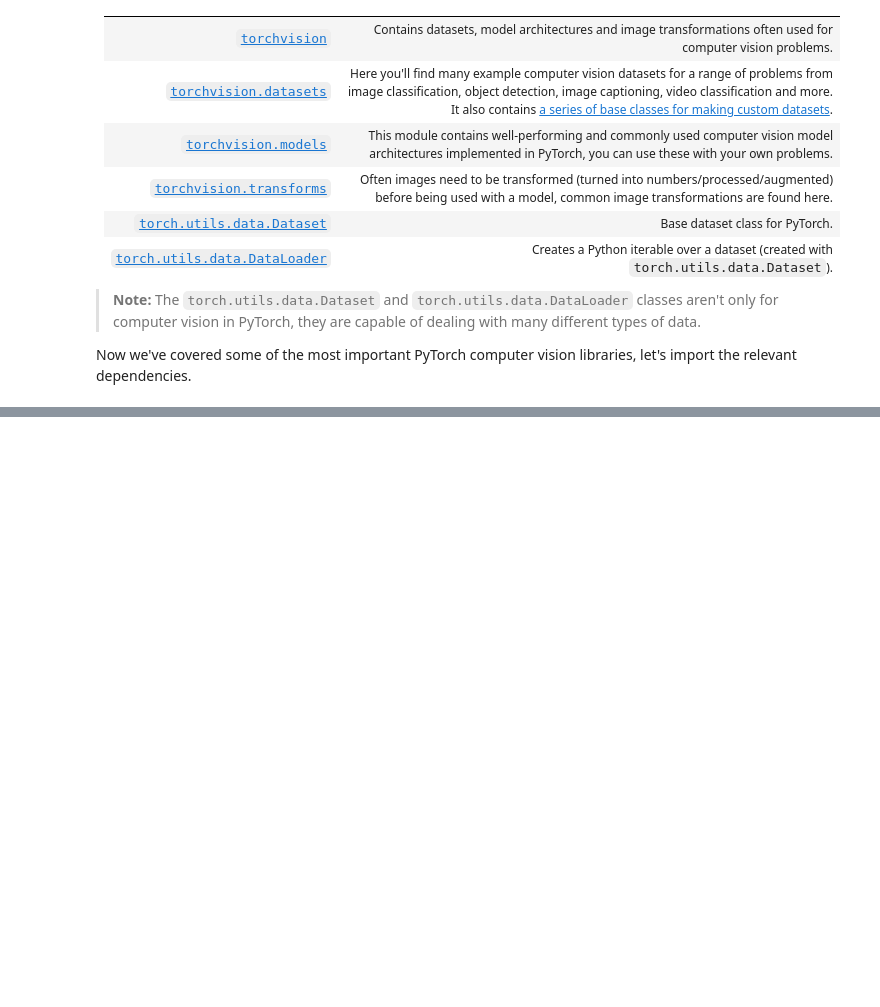
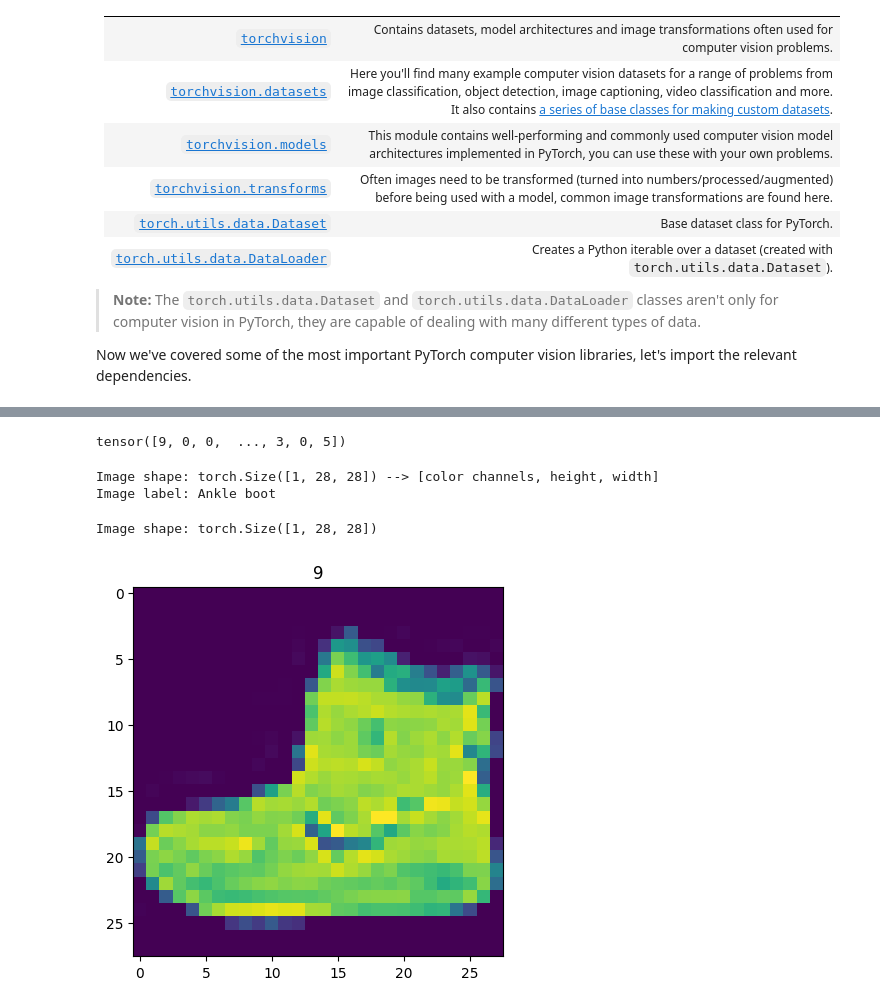
Before and after one commit to MDalamin5/DeepLearning-With-Pytorch-and-Tensorflow, a Jupyter notebook: PyTorch/Chapter-3-Computer-Vision/03_pytorch_computer_vision.ipynb, the cells around one changed output, grey strips where cells are left out. Cells and saved outputs as stored; diff of their text form; code cells hidden in the pictures; blank space fills up the shorter version.

```diff
--- a/PyTorch/Chapter-3-Computer-Vision/03_pytorch_computer_vision.ipynb
+++ b/PyTorch/Chapter-3-Computer-Vision/03_pytorch_computer_vision.ipynb
@@ -69,0 +121,18 @@ Now we've covered some of the most important PyTorch computer vision libraries,
+# %%
+## 1. getting a dataset
+from torchvision import datasets
+train_data = datasets.FashionMNIST(
+    root="data",
+    train=True,
+    download=True,
+    transform=torchvision.transforms.ToTensor(),
+    target_transform=None,
+)
+
+test_data = datasets.FashionMNIST(
+    root="data",
+    train=False,
+    download=True,
+    transform=ToTensor(),
+    target_transform=None
+)
@@ -69,0 +159,3 @@ Now we've covered some of the most important PyTorch computer vision libraries,
+# %%
+image, label = train_data[0]
+image, label
@@ -69,0 +209,18 @@ Now we've covered some of the most important PyTorch computer vision libraries,
+# %%
+train_data.targets
+# %% [output]
+tensor([9, 0, 0,  ..., 3, 0, 5])
+# %%
+# check the shape of our image
+print(f"Image shape: {image.shape} --> [color channels, height, width] ")
+print(f"Image label: {class_names[label]} ")
+# %% [output]
+Image shape: torch.Size([1, 28, 28]) --> [color channels, height, width]
+Image label: Ankle boot
+# %%
+print(f"Image shape: {image.shape}")
+plt.imshow(image.squeeze()) # image shape is [1, 28, 28] (colour channels, height, width)
+plt.title(label);
+# %% [output]
+Image shape: torch.Size([1, 28, 28])
+[figure, added]
```
Also changed, not shown: parts of 51 cells of this notebook, 2 other files.
